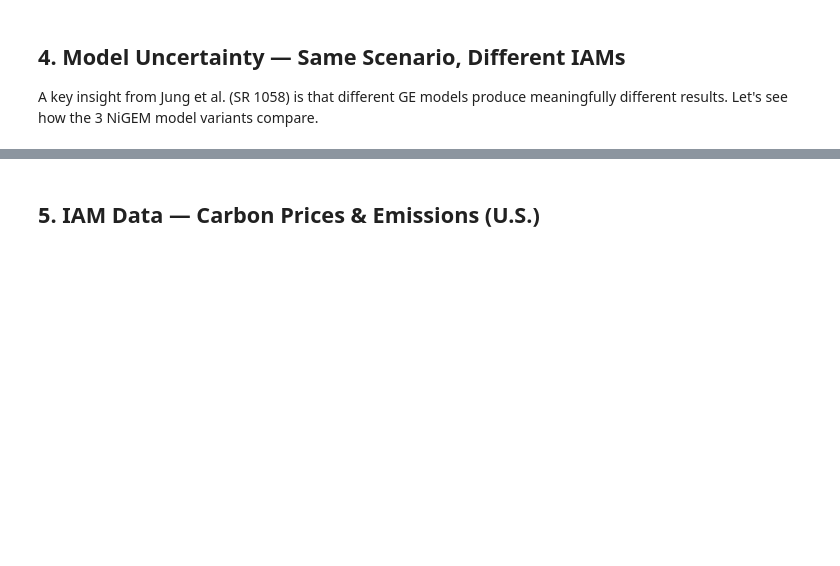
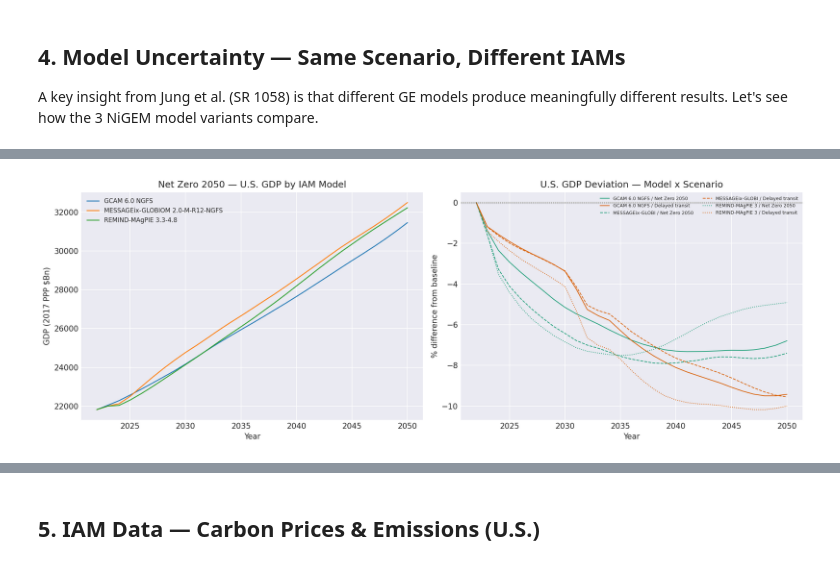
Before and after one commit to gabrielacoada/forecasting, a Jupyter notebook: projects/climate-risk-loans/ngfs_exploration.ipynb, the cells around one changed output, grey strips where cells are left out. Saved outputs shown, nothing was run; the diff lists cells and outputs as text; code cells hidden in the pictures; blank space fills up the shorter version.

```diff
--- a/projects/climate-risk-loans/ngfs_exploration.ipynb
+++ b/projects/climate-risk-loans/ngfs_exploration.ipynb
@@ -338,0 +314,92 @@ plt.show()
+# %%
+# Compare models for a single scenario (Net Zero 2050) on GDP
+# NiGEM stores GDP levels ONLY for Baseline — other scenarios are % diffs.
+# We reconstruct Net Zero 2050 GDP levels per model: baseline * (1 + pct_diff/100)
+
+gdp_level_var = 'Gross Domestic Product (GDP)'
+gdp_diff_var = 'Gross Domestic Product (GDP)(combined)'
+models = sorted(nigem_us['Model'].unique())
+
+fig, axes = plt.subplots(1, 2, figsize=(14, 5))
+
+# Left panel: Reconstructed GDP levels under Net Zero 2050, by model
+ax = axes[0]
+plotted = 0
+for model in models:
+    model_short = model.split('[')[1].rstrip(']') if '[' in model else model
+
+    # Get this model's baseline GDP level
+    baseline = nigem_us[
+        (nigem_us['Variable'] == gdp_level_var) &
+        (nigem_us['Model'] == model) &
+        (nigem_us['Scenario'] == 'Baseline')
+    ]
+    # Get this model's Net Zero 2050 % diff
+    diff = nigem_us[
+        (nigem_us['Variable'] == gdp_diff_var) &
+        (nigem_us['Model'] == model) &
+        (nigem_us['Scenario'] == 'Net Zero 2050')
+    ]
+    if baseline.empty or diff.empty:
+        print(f"  INFO: Skipping {model_short} — baseline empty={baseline.empty}, diff empty={diff.empty}")
+        continue
+
+    base_vals = baseline.iloc[0][year_cols].astype(float).values
+    diff_vals = diff.iloc[0][year_cols].astype(float).values
+    nz50_levels = base_vals * (1 + diff_vals / 100)
+
+    ax.plot([int(c) for c in year_cols], nz50_levels, label=model_short, linewidth=1.2)
+    plotted += 1
+
+if plotted == 0:
+    ax.text(0.5, 0.5, 'No GDP level data\navailable for reconstruction',
+            ha='center', va='center', transform=ax.transAxes, fontsize=11, color='red')
+    print("WARNING: Left panel has no data — no model had both baseline + diff")
+else:
+    ax.legend(fontsize=8)
+    print(f"Left panel: {plotted} models plotted")
+ax.set_title('Net Zero 2050 — U.S. GDP by IAM Model')
+ax.set_ylabel('GDP (2017 PPP $Bn)')
+ax.set_xlabel('Year')
+
+# Right panel: GDP % diff from baseline — all 3 models x 3 key scenarios
+ax = axes[1]
+line_styles = ['-', '--', ':']
+key_scenarios = ['Net Zero 2050', 'Delayed transition', 'Current Policies']
+plotted = 0
+
+for model, ls in zip(models, line_styles):
+    model_short = model.split('[')[1].rstrip(']') if '[' in model else model
+    for scenario in key_scenarios:
+        sub = nigem_us[
+            (nigem_us['Variable'] == gdp_diff_var) &
+            (nigem_us['Model'] == model) &
+            (nigem_us['Scenario'] == scenario)
+        ]
+        if sub.empty:
+            continue
+        vals = sub.iloc[0][year_cols].astype(float).values
+        color = scenario_colors.get(scenario, 'gray')
+        label = f'{model_short[:15]} / {scenario[:15]}'
+        ax.plot([int(c) for c in year_cols], vals, label=label, color=color,
+                linestyle=ls, linewidth=1)
+        plotted += 1
+
+ax.axhline(0, color='black', linewidth=0.5, linestyle='--')
+ax.set_title('U.S. GDP Deviation — Model x Scenario')
+ax.set_ylabel('% difference from baseline')
+ax.set_xlabel('Year')
+ax.legend(fontsize=6, ncol=2)
+
+if plotted == 0:
+    ax.text(0.5, 0.5, 'No deviation data', ha='center', va='center',
+            transform=ax.transAxes, fontsize=11, color='red')
+    print("WARNING: Right panel has no data")
+else:
+    print(f"Right panel: {plotted} lines plotted")
+
+plt.tight_layout()
+plt.savefig(f'{FIG_DIR}ngfs_model_uncertainty.png', dpi=SAVE_DPI, bbox_inches='tight')
+plt.show()
+print(f'Saved: {FIG_DIR}ngfs_model_uncertainty.png')
+# %% [output]
@@ -338,0 +408 @@ plt.show()
+[figure, added]
```
Also changed, not shown: parts of 12 cells of this notebook, 34 other files.
